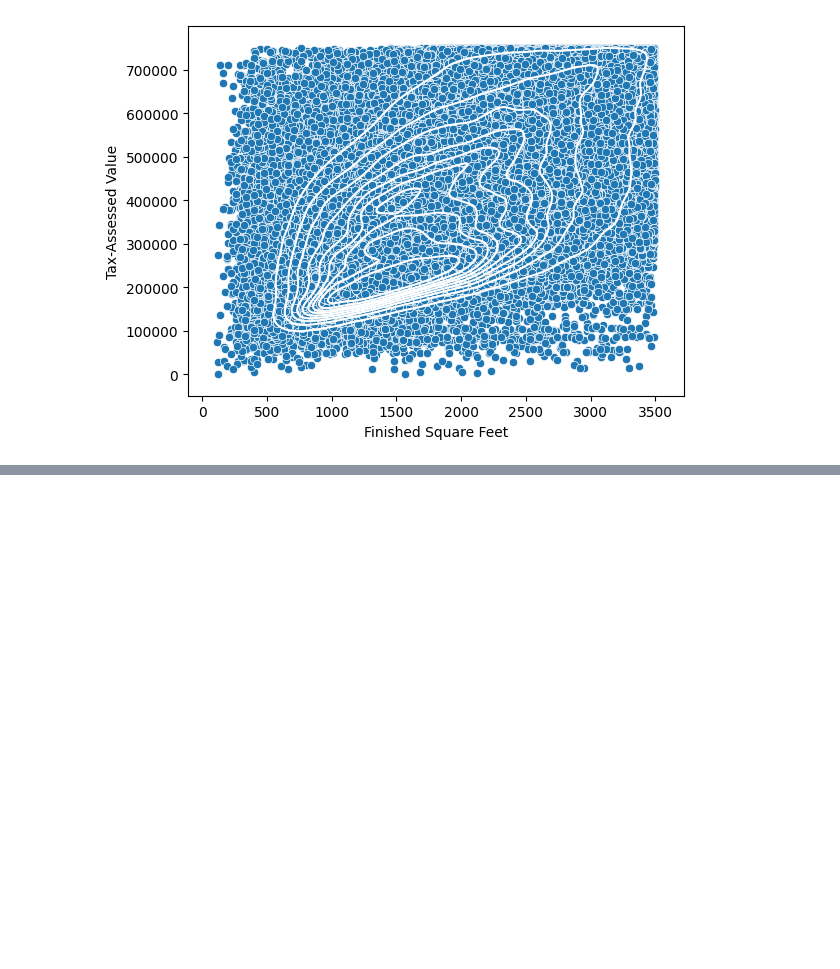
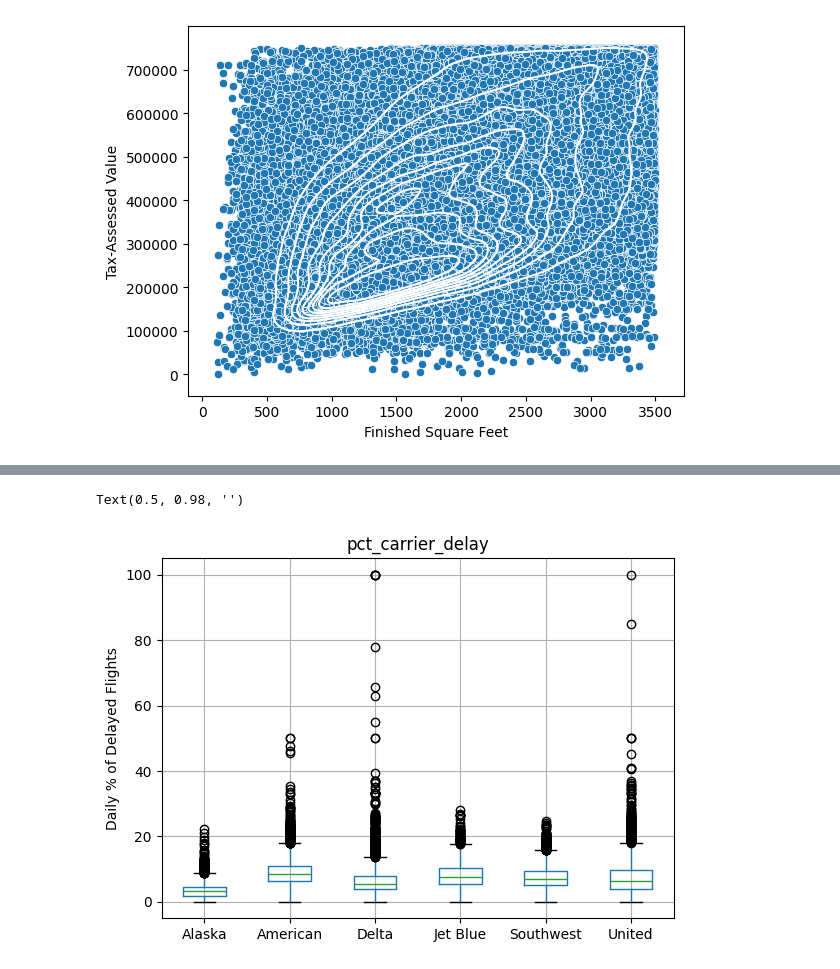
Before and after one commit to Drieger/practical-statistics-for-data-scientists, a Jupyter notebook: 1. Exploratory Data Analysis/eda.ipynb, the cells around one changed output, grey strips where cells are left out. Cells and saved outputs as stored; diff of their text form; code cells hidden in the pictures; blank space fills up the shorter version.

Commit message:
add plot for categorical and numeric variables

```diff
--- a/1. Exploratory Data Analysis/eda.ipynb
+++ b/1. Exploratory Data Analysis/eda.ipynb
@@ -548,0 +598,4 @@ Text(0, 0.5, 'Tax-Assessed Value')
+# %%
+# Boxplots are a simple way to visually compare the distribution of numeric grouped according to a categorical variable.
+airline_stats = pd.read_csv('https://github.com/gedeck/practical-statistics-for-data-scientists/raw/refs/heads/master/data/airline_stats.csv')
+airline_stats.head()
@@ -548,0 +609,8 @@ Text(0, 0.5, 'Tax-Assessed Value')
+# %%
+ax = airline_stats.boxplot(by='airline', column='pct_carrier_delay')
+ax.set_xlabel('')
+ax.set_ylabel('Daily % of Delayed Flights')
+plt.suptitle('')
+# %% [output]
+Text(0.5, 0.98, '')
+[figure, added]
```
Also changed, not shown: parts of 7 cells of this notebook.
